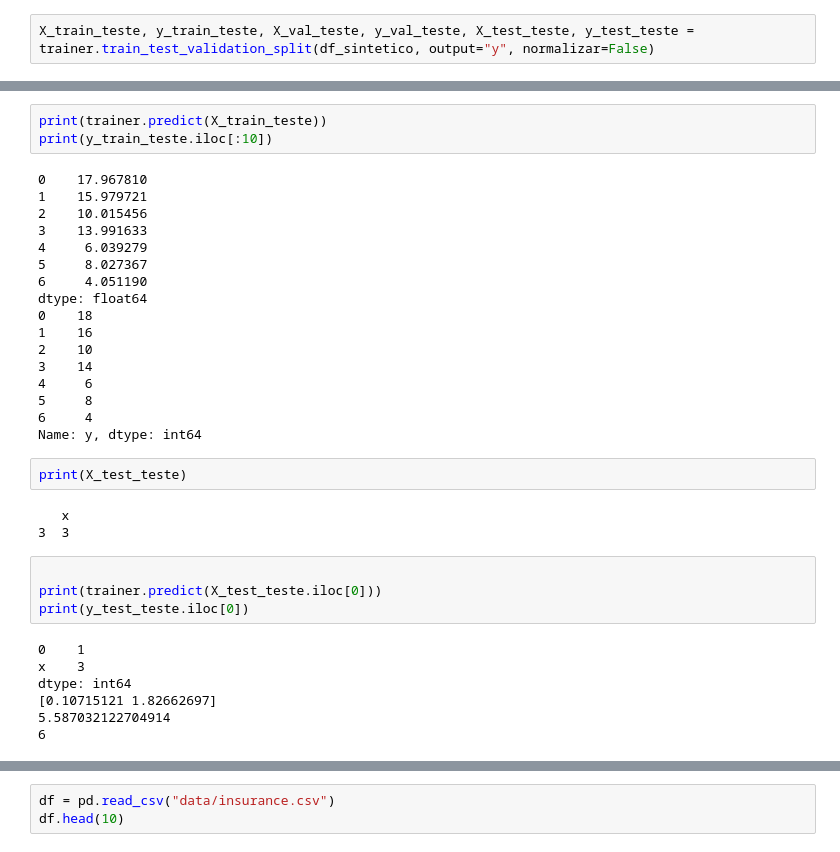
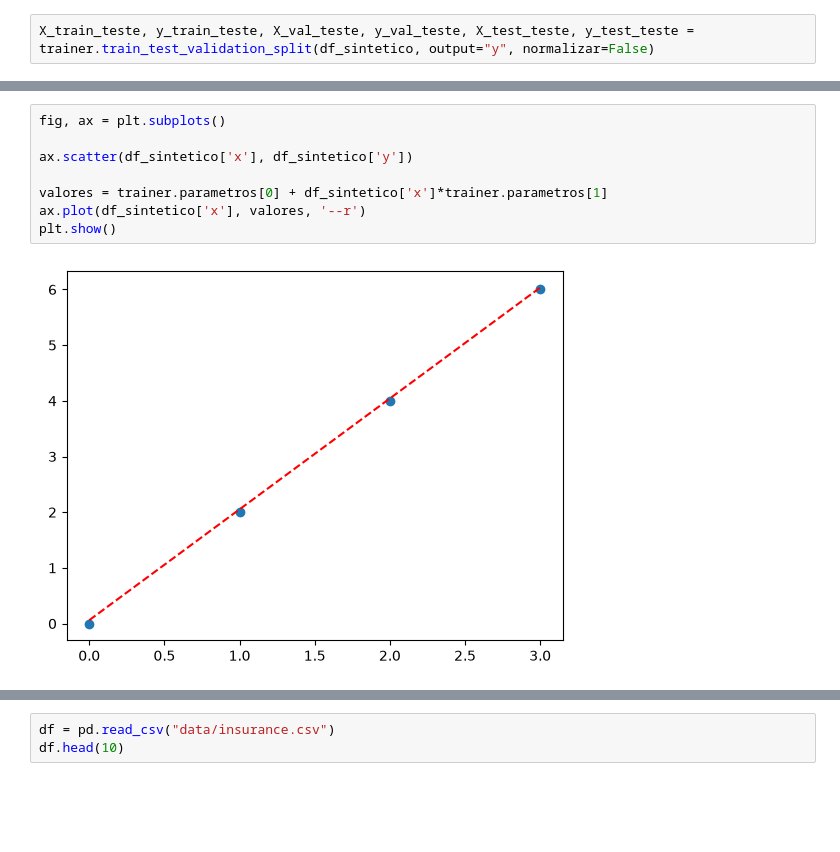
Before and after one commit to expeditow/machine-learning-study, a Jupyter notebook: regres-linear-grad.ipynb, the cells around one changed output, grey strips where cells are left out. Cells and saved outputs as stored; diff of their text form; blank space fills up the shorter version.

```diff
--- a/regres-linear-grad.ipynb
+++ b/regres-linear-grad.ipynb
@@ -294,36 +284,10 @@ vetores_peso = trainer.fit(X_train_teste, y_train_teste, X_val_teste, y_val_test
-# %%
-print(trainer.predict(X_train_teste))
-print(y_train_teste.iloc[:10])
-# %% [output]
-0    17.967810
-1    15.979721
-2    10.015456
-3    13.991633
-4     6.039279
-5     8.027367
-6     4.051190
-dtype: float64
-0    18
-1    16
-2    10
-3    14
-4     6
-5     8
-6     4
-Name: y, dtype: int64
-# %%
-print(X_test_teste)
-# %% [output]
-   x
-3  3
-# %%
-
-print(trainer.predict(X_test_teste.iloc[0]))
-print(y_test_teste.iloc[0])
-# %% [output]
-0    1
-x    3
-dtype: int64
-[0.10715121 1.82662697]
-5.587032122704914
-6
+# %%
+fig, ax = plt.subplots()
+
+ax.scatter(df_sintetico['x'], df_sintetico['y'])
+
+valores = trainer.parametros[0] + df_sintetico['x']*trainer.parametros[1]
+ax.plot(df_sintetico['x'], valores, '--r')
+plt.show()
+# %% [output]
+[figure, added]
```
Also changed, not shown: parts of 5 cells of this notebook.
